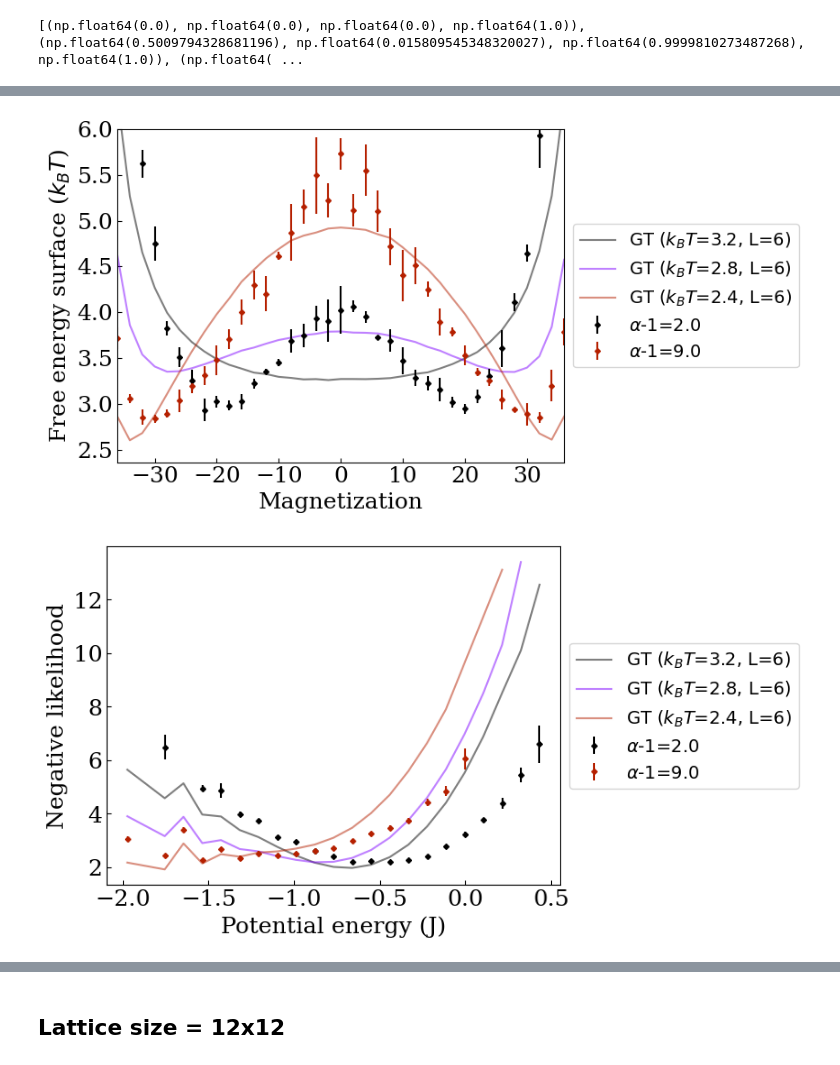
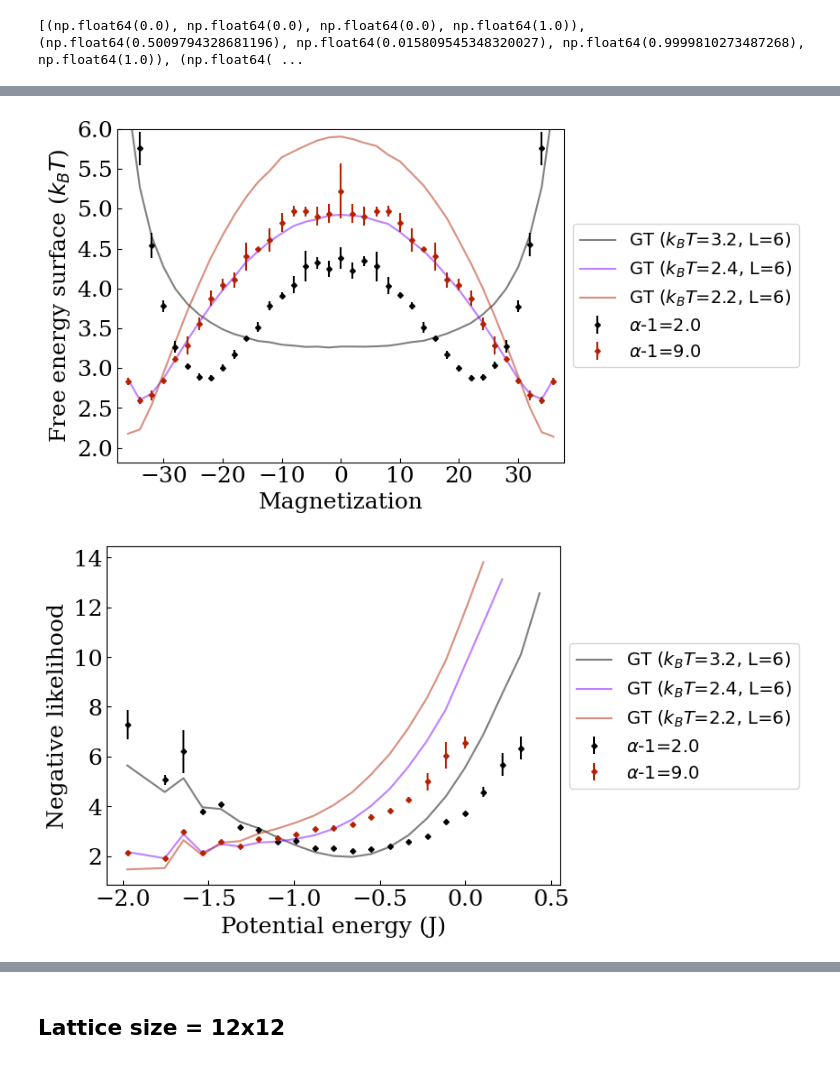
Before and after one commit to tuoping/alchemicalFES, a Jupyter notebook: src/figs/makefig.ipynb, the cells around one changed output, grey strips where cells are left out. Saved outputs shown, nothing was run; the diff lists cells and outputs as text; code cells hidden in the pictures.

```diff
--- a/src/figs/makefig.ipynb
+++ b/src/figs/makefig.ipynb
@@ -254,9 +400,10 @@ calc_expectation_potenergy(Pred_dict_c2, difftime_list)
+# %%
+Pred_dict_c4, difftime_list = read_prediction("val_baseline_latt6x6/epoch209_IntStep640_AMax10_clsT2.8L6c_tilt0.25_dfreq8_uncondm5/tilt0.18/g0", (6,6))
+calc_expectation_potenergy(Pred_dict_c4, difftime_list)
 # %%
-plot_magn(Pred_dict_c2, Reference_dict_latt6, 6, Reference_Tlist=[3.2, 2.8, 2.4])
+plot_magn(Pred_dict_c4, Reference_dict_latt6, 6, Reference_Tlist=[3.2, 2.4, 2.2])
+plot_potenergy(Pred_dict_c4, Reference_dict_potE_latt6, 6, Reference_Tlist=[3.2, 2.4, 2.2])
 # %% [output]
-[figure, old version]
+[figure, new version]
+[figure, added]
-# %%
-plot_potenergy(Pred_dict_c2, Reference_dict_potE_latt6, 6, Reference_Tlist=[3.2, 2.8, 2.4])
-# %% [output]
-[figure, removed]
 # %%
```
Also changed, not shown: parts of 109 cells of this notebook, 7 other files.
